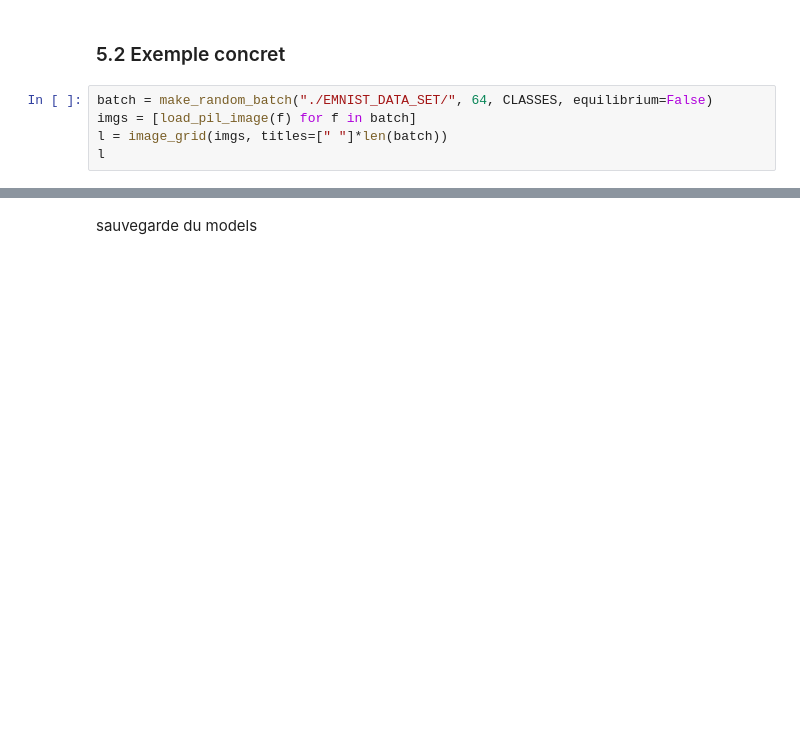
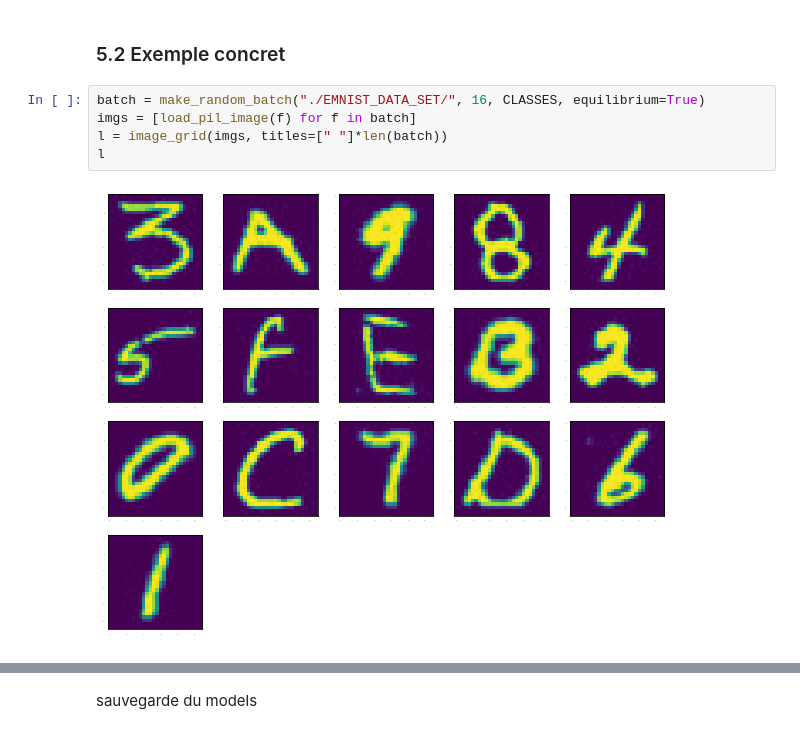
Before and after one commit to MK8BK/Deep_Learning_ISD, a Jupyter notebook: Details.ipynb, the cells around one changed output, grey strips where cells are left out. Drawn from its saved outputs; the diff is of its cells as text; blank space fills up the shorter version.

```diff
--- a/Details.ipynb
+++ b/Details.ipynb
@@ -539,10 +564,12 @@ plt.show()
 # %% [markdown]
 ### 5.2 Exemple concret
 # %%
-batch = make_random_batch("./EMNIST_DATA_SET/", 64, CLASSES, equilibrium=False)
+batch = make_random_batch("./EMNIST_DATA_SET/", 16, CLASSES, equilibrium=True)
 imgs = [load_pil_image(f) for f in batch]
 l = image_grid(imgs, titles=[" "]*len(batch))
 l
+# %% [output]
+[figure, added]
 # %%
 res = []
 for i in range(len(batch)):
```
Also changed, not shown: parts of 10 cells of this notebook, 3 other files.
